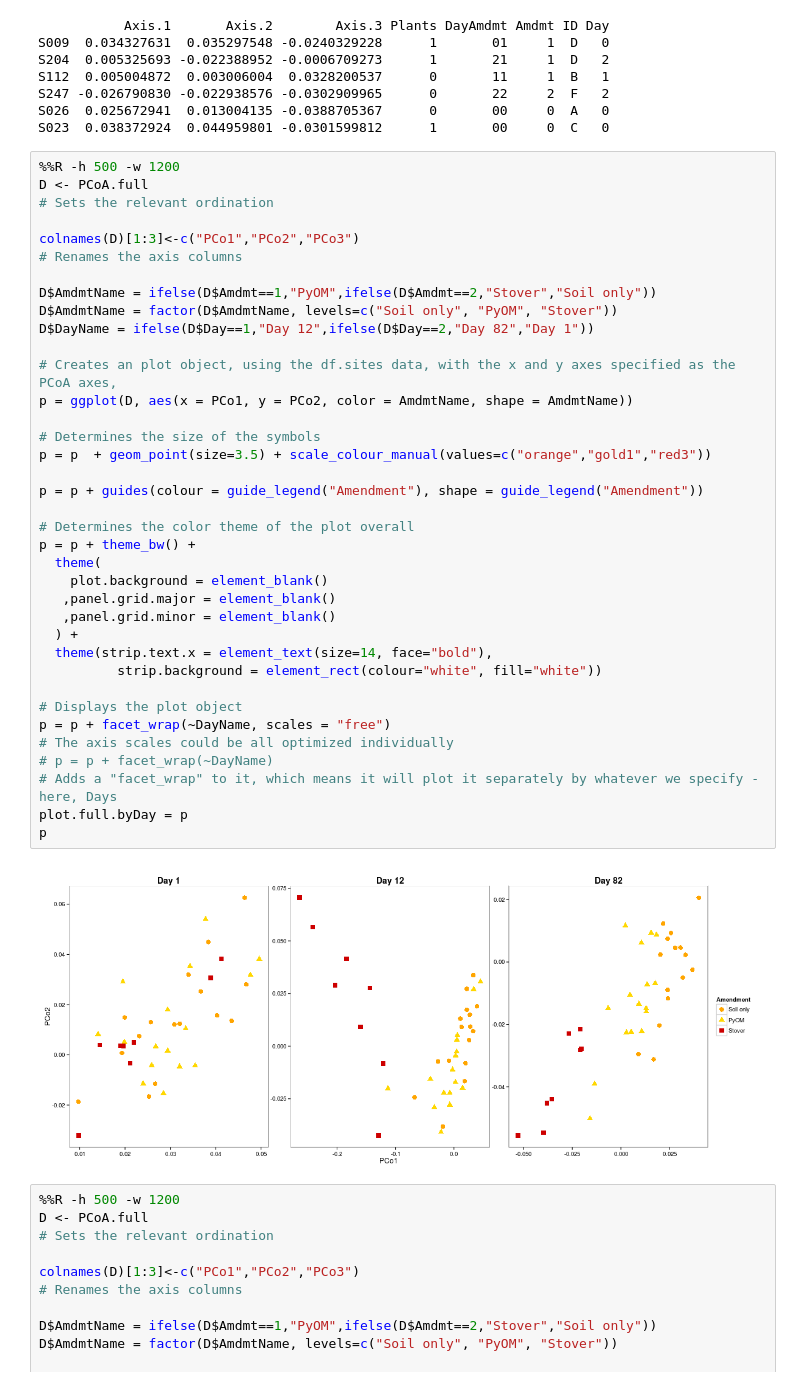
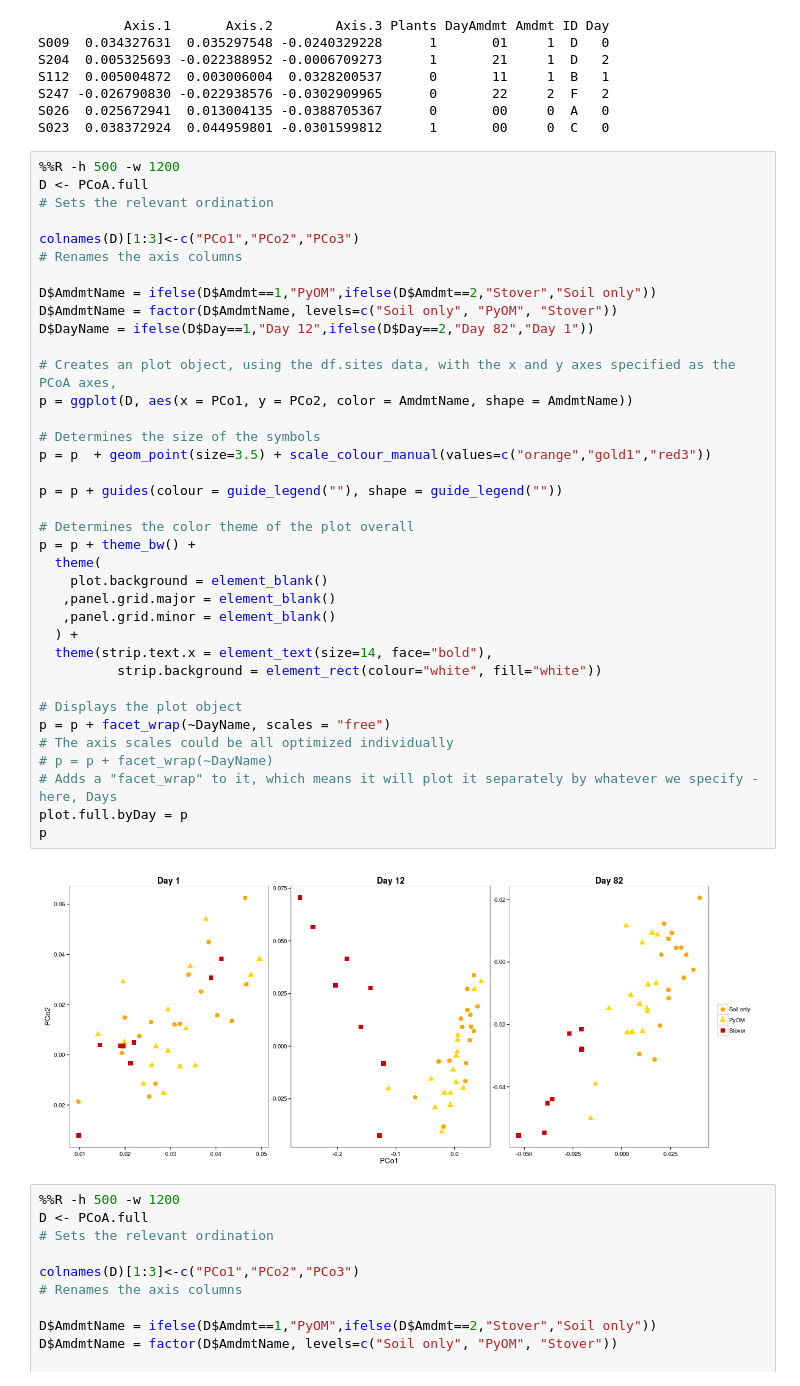
Before and after one commit to TheaWhitman/PyOM, a Jupyter notebook: manuscript_figures/PCoA_byDay_byAmdmt.ipynb, the cells around one changed output. Cells and saved outputs as stored; diff of their text form.

Commit message:
updating ordination plots

```diff
--- a/manuscript_figures/PCoA_byDay_byAmdmt.ipynb
+++ b/manuscript_figures/PCoA_byDay_byAmdmt.ipynb
@@ -98,35 +98,35 @@ colnames(D)[1:3]<-c("PCo1","PCo2","PCo3")
 
 D$AmdmtName = ifelse(D$Amdmt==1,"PyOM",ifelse(D$Amdmt==2,"Stover","Soil only"))
 D$AmdmtName = factor(D$AmdmtName, levels=c("Soil only", "PyOM", "Stover"))
 D$DayName = ifelse(D$Day==1,"Day 12",ifelse(D$Day==2,"Day 82","Day 1"))
 
 # Creates an plot object, using the df.sites data, with the x and y axes specified as the PCoA axes,
 p = ggplot(D, aes(x = PCo1, y = PCo2, color = AmdmtName, shape = AmdmtName))
 
 # Determines the size of the symbols
 p = p  + geom_point(size=3.5) + scale_colour_manual(values=c("orange","gold1","red3"))
 
-p = p + guides(colour = guide_legend("Amendment"), shape = guide_legend("Amendment"))
+p = p + guides(colour = guide_legend(""), shape = guide_legend(""))
 
 # Determines the color theme of the plot overall
 p = p + theme_bw() +
   theme(
     plot.background = element_blank()
    ,panel.grid.major = element_blank()
    ,panel.grid.minor = element_blank()
   ) +
   theme(strip.text.x = element_text(size=14, face="bold"),
           strip.background = element_rect(colour="white", fill="white"))
 
 # Displays the plot object
 p = p + facet_wrap(~DayName, scales = "free")
 # The axis scales could be all optimized individually
 # p = p + facet_wrap(~DayName)
 # Adds a "facet_wrap" to it, which means it will plot it separately by whatever we specify - here, Days
 plot.full.byDay = p
 p
 # %% [output]
-[figure, old version]
+[figure, new version]
 # %%
 %%R -h 500 -w 1200
 D <- PCoA.full
```
Also changed, not shown: parts of 1 cell of this notebook.
